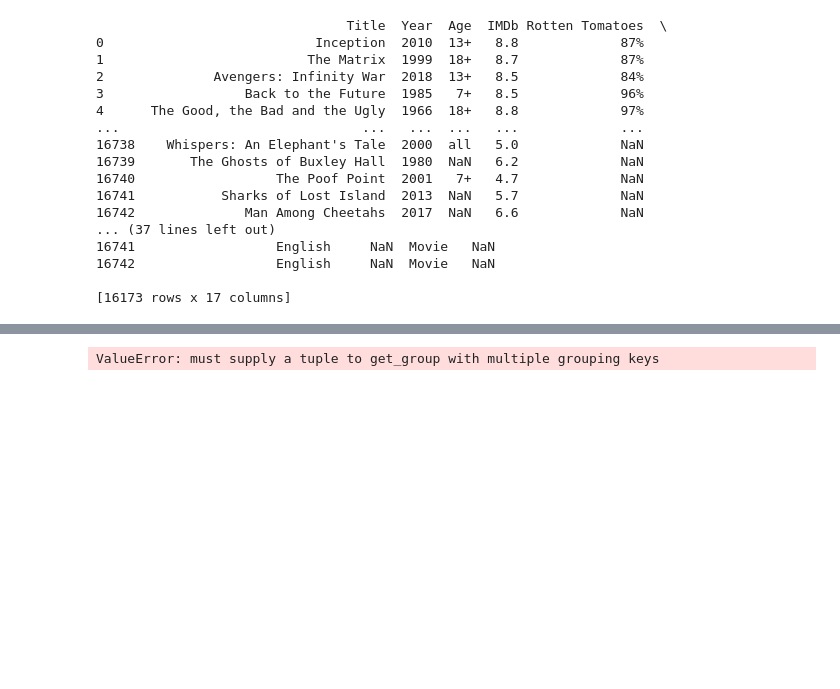
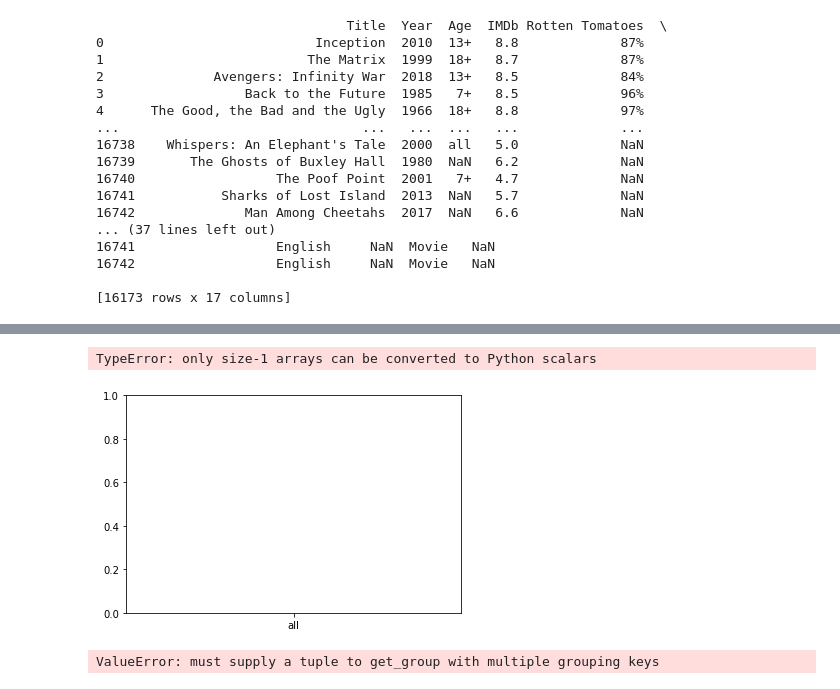
Before and after one commit to jtslater2/old_fashioned, a Jupyter notebook: Scripts/mpaa.ipynb, the cells around one changed output, grey strips where cells are left out. Saved outputs shown, nothing was run; the diff lists cells and outputs as text; code cells hidden in the pictures; blank space fills up the shorter version.

```diff
--- a/Scripts/mpaa.ipynb
+++ b/Scripts/mpaa.ipynb
@@ -72,3 +110,28 @@ print(test_df)
+# %%
+s2 = test2_df.groupby("Age")["Netflix"].count()
+s3 = test2_df.groupby("Age")["Hulu"].count()
+s4 = test2_df.groupby("Age")["Prime Video"].count()
+s5 = test2_df.groupby("Age")["Disney+"].count()
+
+x = 1
+
+#plt.bar(age_sets2,[s2,s3,s4,s5])
+s3
+plt.bar(age_sets2,[s2,s3,s4,s5])
+
+ax = plt.subplot(111)
+ax.bar(x-0.2, s2, width=0.2, color='r', align='center')
+ax.bar(x, s3, width=0.2, color='g', align='center')
+ax.bar(x+0.2, s4, width=0.2, color='b', align='center')
+ax.bar(x+0.4, s5, width=0.2, color='y', align='center')
+
+#ax.xaxis_date()
+
+plt.show()
+s2
+# %% [output]
+TypeError: only size-1 arrays can be converted to Python scalars
+[figure, added]
 # %%
 #sumstats = tv_movies_df1.groupby(["Age","Netflix"]).sum()
 #sumstats = tv_movies_df1.groupby(["Age","Netflix","Hulu"])["Title"].value_counts()
```
Also changed, not shown: parts of 4 cells of this notebook.
